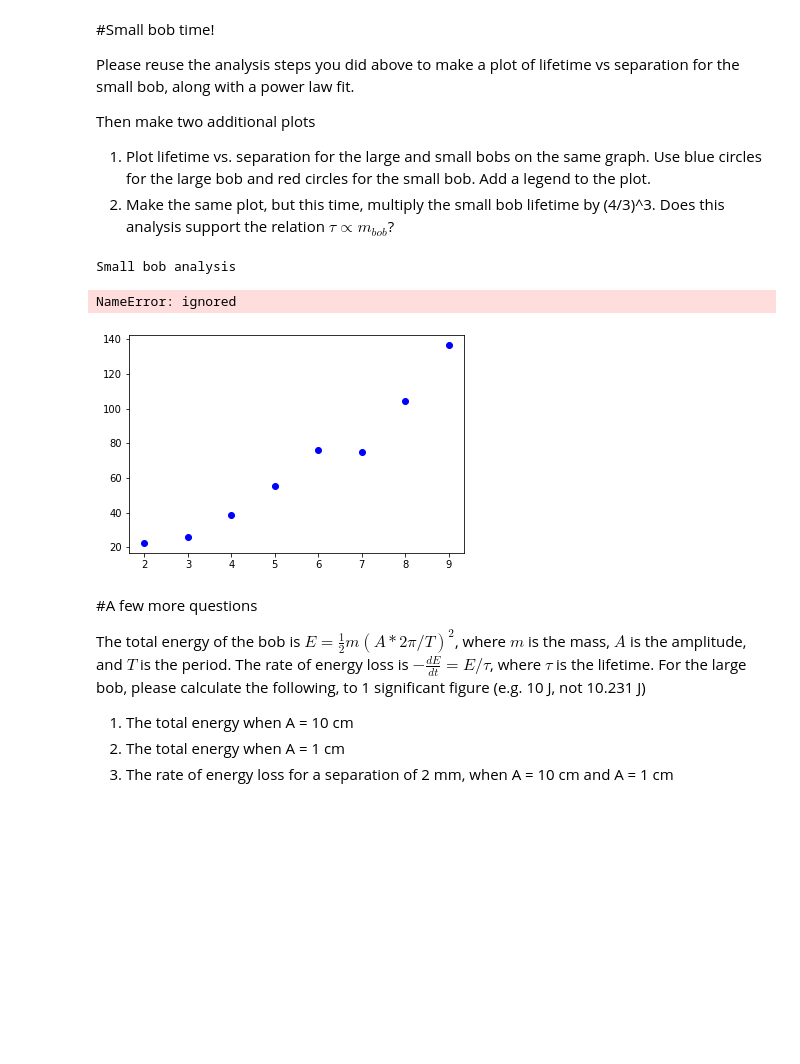
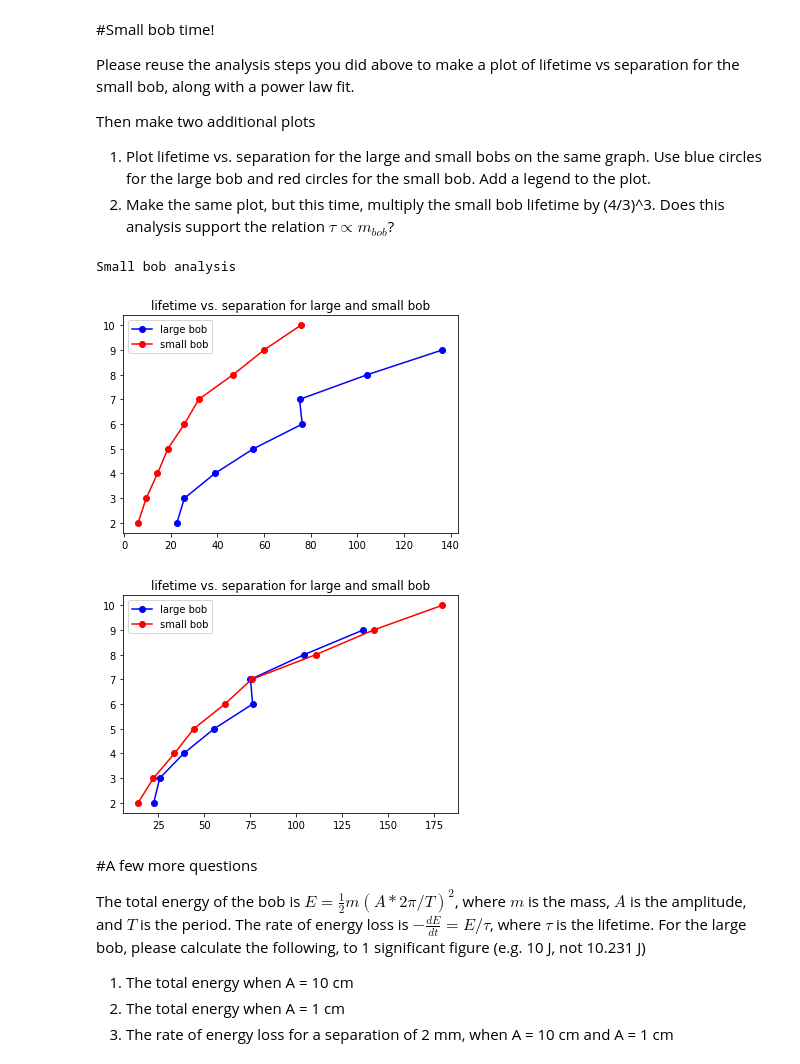
Before and after one commit to NYUExperimentalPhysics1-2021/labanalysis2-k1arac, a Jupyter notebook: LabAnalysis2.ipynb, the cells around one changed output. Cells and saved outputs as stored; diff of their text form; code cells hidden in the pictures; blank space fills up the shorter version.

```diff
--- a/LabAnalysis2.ipynb
+++ b/LabAnalysis2.ipynb
@@ -503,55 +503,49 @@ maxtime = [-1] * len(sm_dir) #[-1, -1, -1, -1, -1, -1, -1, -1, -1] - you can exp
 sm_tau = sm_h*0.;
 sm_tau_sigma = sm_h*0.;
 sm_tau_sem = sm_h*0.;
 
 for i in range(len(sm_dir)):
     key = sm_dir[i]
     lifetime = []
     #if maxtime isn't defined, then calculate lifetime and use 1.5 lifetimes as the max time
     if (maxtime[i] <= 0):
       for file in smallSlope[key]:
         time, slope, number = loadSlopeFile(file)
         if (len(time) > 4):
           #CODE 14: two lines, calculate exponential fit of slope to time - time[0] and append -1/b to lifetime list
           a,b,*_ = fitExponential(time-time[0], slope)
           lifetime.append(-1/b)
       initial_lifetime = np.median(lifetime)
       maxtime[i] = initial_lifetime*1.5
       lifetime = []
 
     for file in smallSlope[key]:
       time, slope, number = loadSlopeFile(file, maxTime = maxtime[i])
-      if (len(time) > 3):
+      if (len(time) > 4):
         a,b,*_ = fitExponential(time-time[0], slope)
         lifetime.append(-1/b)
-    sm_tau[i] =  sum(lifetime)/len(lifetime) #CODE 15: calculate mean of lifetime list
+    sm_tau[i] =  np.mean(lifetime) #CODE 15: calculate mean of lifetime list
     sm_tau_sigma[i] = np.std(lifetime,ddof=1)
-    sm_tau_sem[i] = sm_tau_sigma[i] / np.sqrt(len(lifetime))#CODE 16: lg_tau_sigma[i] / square root of the number of elements in the lifetime list
+    sm_tau_sem[i] = sm_tau_sigma[i] / np.sqrt(len(lifetime))#CODE 16: sm_tau_sigma[i] / square root of the number of elements in the lifetime list
 
-plt.plot(lg_h, lg_tau, 'bo', label="Large bob")
-plt.plot(lg_h, np.exp(y_lgfit), 'k--')
-#commented out because our large bob data is not working so unable to print it here for the graph
-plt.plot(sm_h, sm_tau, 'ro',label="Small bob")
-plt.plot(sm_h, np.exp(y_smfit), 'k--')
-plt.title("Lifetime vs Separation")
+
+#1
+plt.plot(lg_tau, lg_h, 'bo-', label = 'large bob')
+plt.plot(sm_tau, sm_h, 'ro-', label = 'small bob')
+plt.title("lifetime vs. separation for large and small bob")
 plt.legend()
-plt.show()
+plt.show();
 
-y_scaled = np.log(sm_tau * ((4/3)**3))
-m,b,y_scaledfit = fitLine(x_sm, y_scaled)
-
-plt.plot(lg_h, lg_tau, 'bo', label="Large bob")
-plt.plot(lg_h, np.exp(y_lgfit), 'k--')
-# commented out because our large bob data is not working so unable to print it here for the graph
-plt.plot(sm_h, sm_tau*((4/3)**3), 'ro',label="Small bob scaled by (4/3)^3")
-plt.plot(sm_h, np.exp(y_scaledfit), 'k--')
-plt.title("Lifetime vs Separation")
+#2
+plt.plot(lg_tau, lg_h, 'bo-', label = 'large bob')
+plt.plot(sm_tau * (4/3) ** 3, sm_h, 'ro-', label = 'small bob')
+plt.title("lifetime vs. separation for large and small bob")
 plt.legend()
-plt.show()
+plt.show();
 # %% [output]
 Small bob analysis
-NameError: ignored
-[figure, old version]
+[figure, new version]
+[figure, added]
 # %% [markdown]
 #A few more questions
 
```
